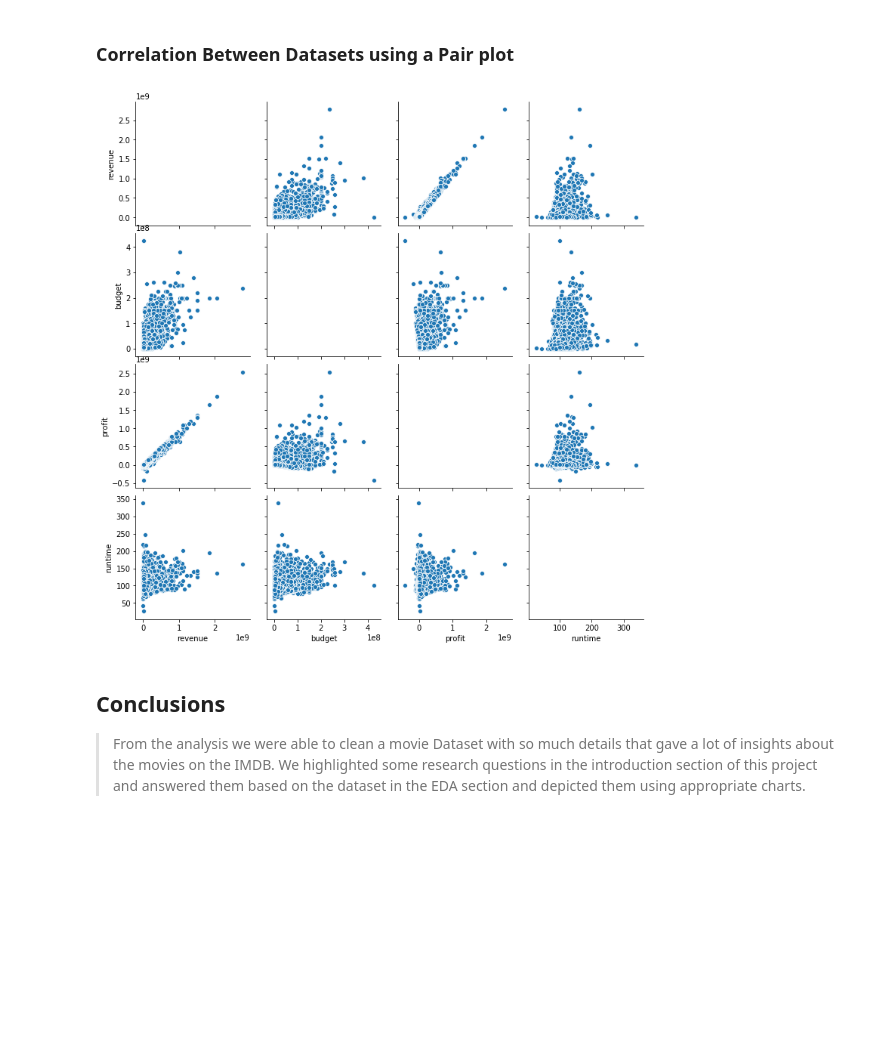
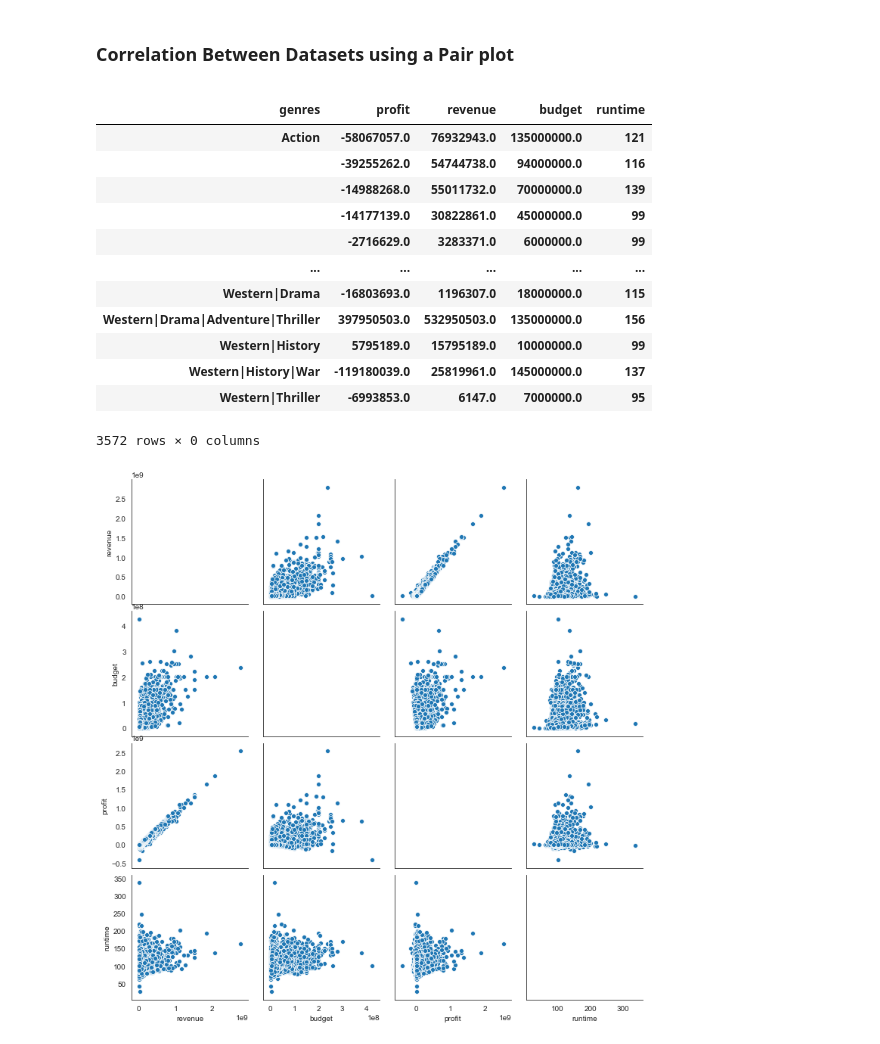
Before and after one commit to komputarist/datascience_nd, a Jupyter notebook: project 2/investigate-a-dataset-template.ipynb, the cells around one changed output. Saved outputs shown, nothing was run; the diff lists cells and outputs as text; code cells hidden in the pictures; blank space fills up the shorter version.

```diff
--- a/project 2/investigate-a-dataset-template.ipynb
+++ b/project 2/investigate-a-dataset-template.ipynb
@@ -27,6 +27,7 @@ import pandas as pd
 import numpy as np
 import matplotlib.pyplot as plt
 import seaborn as sns
+sns.set_style("white")
 import operator
 
 # Remember to include a 'magic word' so that your visualizations are plotted
@@ -69,7 +70,7 @@ memory usage: 1.7+ MB
 #   cleaned, perform those cleaning steps in the second part of this section.
 #During this phase, we shall be performing the following steps.
 
-df = df.drop([ 'id', 'imdb_id', 'popularity', 'budget_adj', 'revenue_adj', 'homepage', 'keywords', 'overview', 'production_companies', 'vote_count', 'vote_average'],1)
+df = df.drop(['imdb_id', 'popularity', 'budget_adj', 'revenue_adj', 'homepage', 'keywords', 'overview', 'production_companies', 'vote_count', 'vote_average'],1)
 # %%
 df.head(2)
 # %% [output]
@@ -244,14 +289,22 @@ calculate_top_5('cast')
 ### Correlation Between Datasets using a Pair plot
 # %%
 # Numeric columns from dataframe
-pair_plot_df = df[['revenue', 'budget', 'profit', 'runtime']]
-
+pair_plot_df = df[['revenue', 'budget', 'profit', 'runtime', 'genres']]
 pair_plot = sns.pairplot(pair_plot_df, diag_kind="reg")
+pair_plot_df.groupby(['genres','profit','revenue','budget','runtime']).count()
 # %% [output]
+|  |  |  |  |  |
+| genres | profit | revenue | budget | runtime |
+| Action | -58067057.0 | 76932943.0 | 135000000.0 | 121 |
+|  | -39255262.0 | 54744738.0 | 94000000.0 | 116 |
+|  | -14988268.0 | 55011732.0 | 70000000.0 | 139 |
+|  | -14177139.0 | 30822861.0 | 45000000.0 | 99 |
+|  | -2716629.0 | 3283371.0 | 6000000.0 | 99 |
+| ... | ... | ... | ... | ... |
+| Western|Drama | -16803693.0 | 1196307.0 | 18000000.0 | 115 |
+| Western|Drama|Adventure|Thriller | 397950503.0 | 532950503.0 | 135000000.0 | 156 |
+| Western|History | 5795189.0 | 15795189.0 | 10000000.0 | 99 |
+| Western|History|War | -119180039.0 | 25819961.0 | 145000000.0 | 137 |
+| Western|Thriller | -6993853.0 | 6147.0 | 7000000.0 | 95 |
+3572 rows × 0 columns
-[figure, old version]
+[figure, new version]
-# %% [markdown]
-<a id='conclusions'></a>
-## Conclusions
-
->From the analysis we were able to clean a movie Dataset with so much details that gave a lot of insights about the movies on the IMDB.
-We highlighted some research questions in the introduction section of this project and answered them based on the dataset in the EDA section and depicted them using appropriate charts.
```
Also changed, not shown: parts of 11 cells of this notebook, 1 other file.
